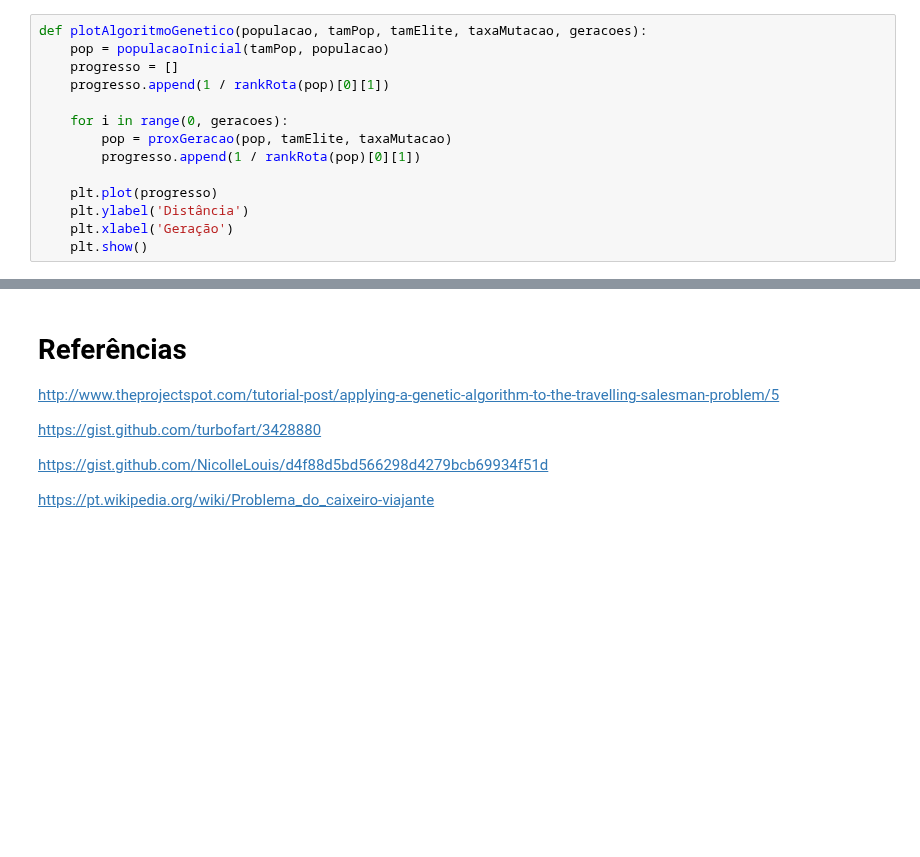
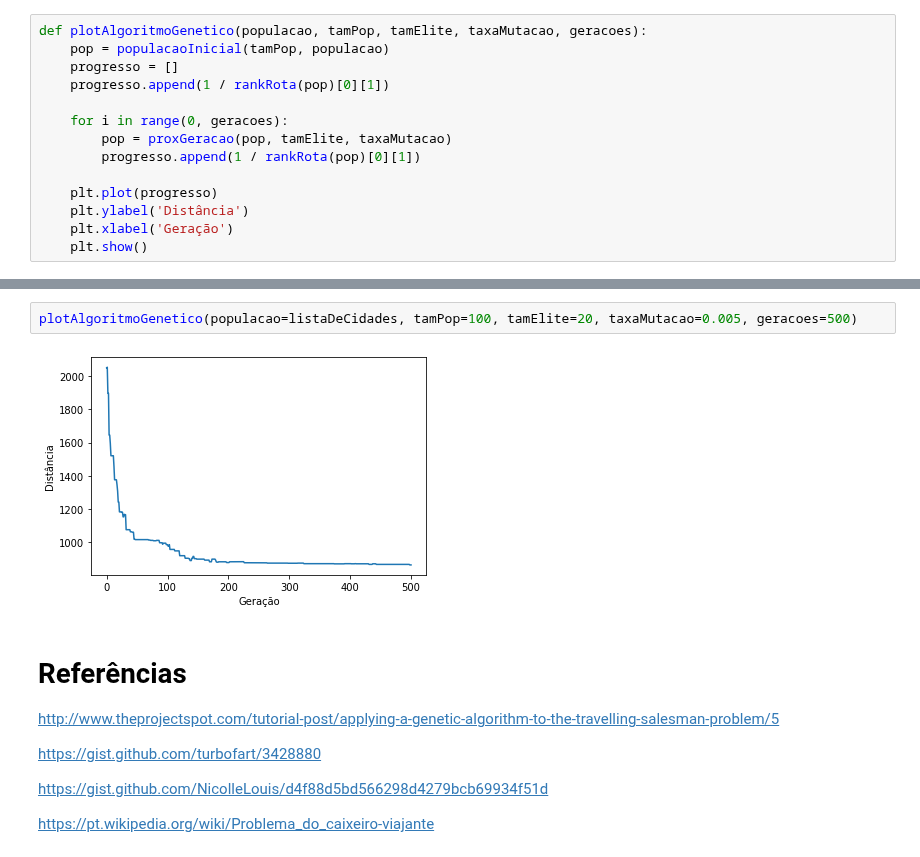
Before and after one commit to audreyemmely/comp-evolucionaria, a Jupyter notebook: tsp_problem.ipynb, the cells around one changed output, grey strips where cells are left out. Cells and saved outputs as stored; diff of their text form; blank space fills up the shorter version.

Commit message:
taxa de mutacao ab2

```diff
--- a/tsp_problem.ipynb
+++ b/tsp_problem.ipynb
@@ -309,3 +309,7 @@ plotAlgoritmoGenetico(populacao=listaDeCidades, tamPop=100, tamElite=20, taxaMut
+# %%
+plotAlgoritmoGenetico(populacao=listaDeCidades, tamPop=100, tamElite=20, taxaMutacao=0.005, geracoes=500)
+# %% [output]
+[figure, added]
 # %% [markdown]
 # Referências
 
```
Also changed, not shown: parts of 2 cells of this notebook.
